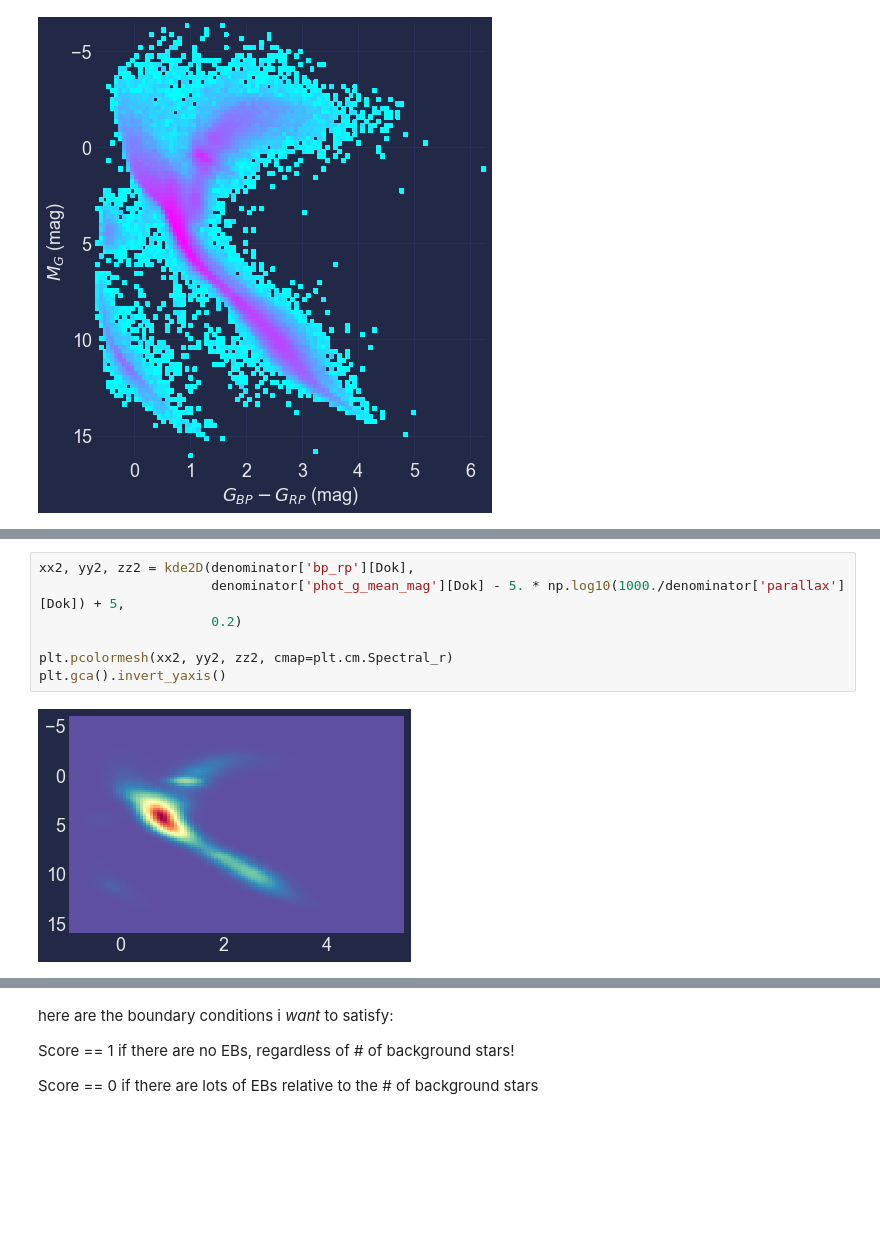
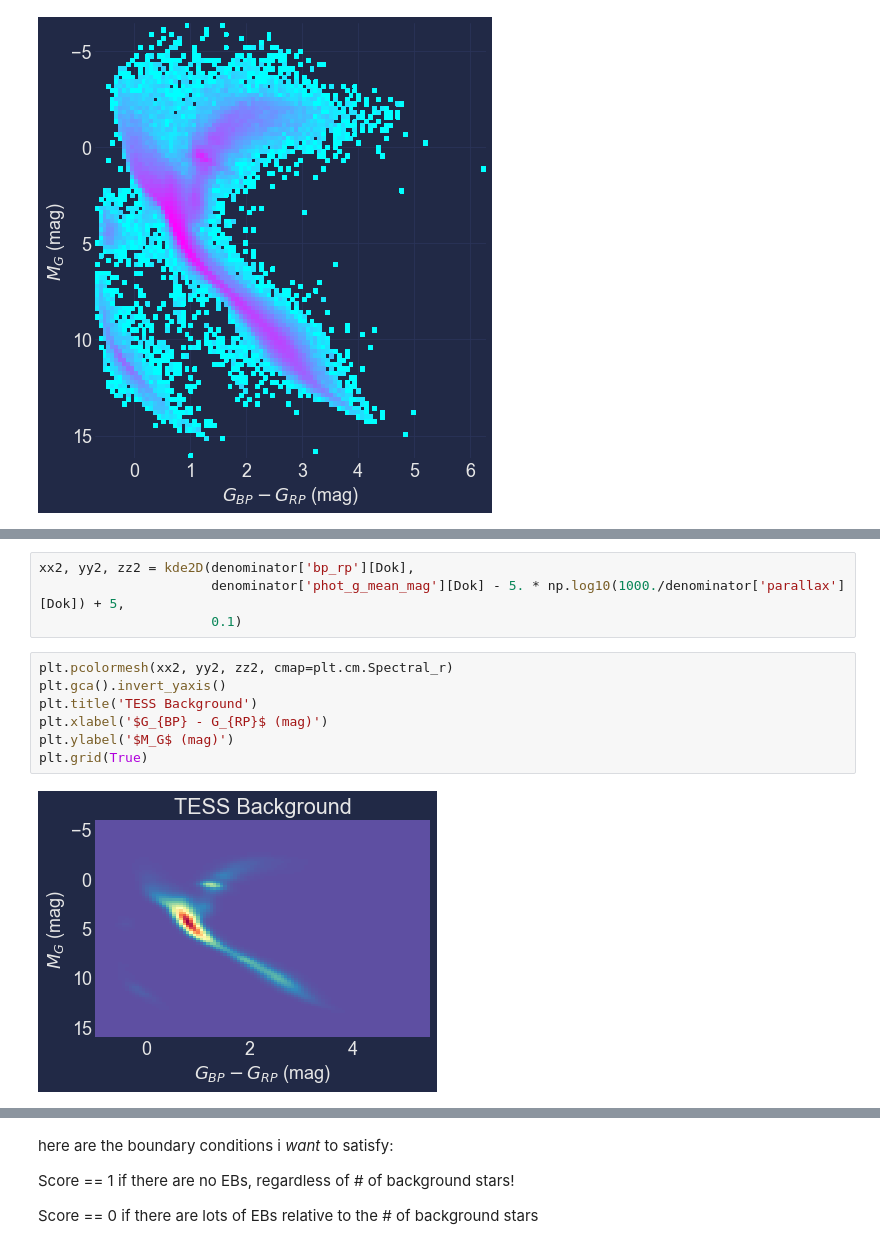
Before and after one commit to jradavenport/EBHRD, a Jupyter notebook: notebooks/metric_v1.ipynb, the cells around one changed output, grey strips where cells are left out. Drawn from its saved outputs; the diff is of its cells as text; blank space fills up the shorter version.

```diff
--- a/notebooks/metric_v1.ipynb
+++ b/notebooks/metric_v1.ipynb
@@ -200,12 +154,16 @@ plt.grid(True)
 # %%
 xx2, yy2, zz2 = kde2D(denominator['bp_rp'][Dok],
                       denominator['phot_g_mean_mag'][Dok] - 5. * np.log10(1000./denominator['parallax'][Dok]) + 5,
-                      0.2)
-
-plt.pcolormesh(xx2, yy2, zz2, cmap=plt.cm.Spectral_r)
-plt.gca().invert_yaxis()
+                      0.1)
-# %% [output]
-[figure, removed]
+# %%
+plt.pcolormesh(xx2, yy2, zz2, cmap=plt.cm.Spectral_r)
+plt.gca().invert_yaxis()
+plt.title('TESS Background')
+plt.xlabel('$G_{BP} - G_{RP}$ (mag)')
+plt.ylabel('$M_G$ (mag)')
+plt.grid(True)
+# %% [output]
+[figure, added]
 # %%
 plt.figure(figsize=(7,8))
 
```
Also changed, not shown: parts of 14 cells of this notebook, 3 other files.
